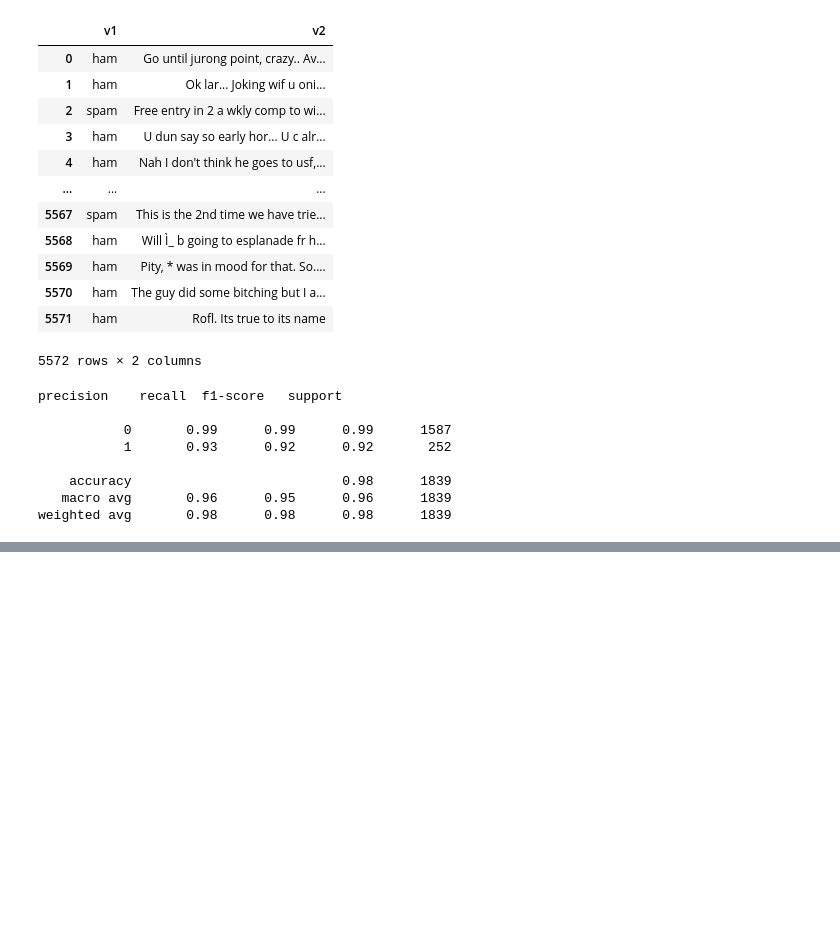
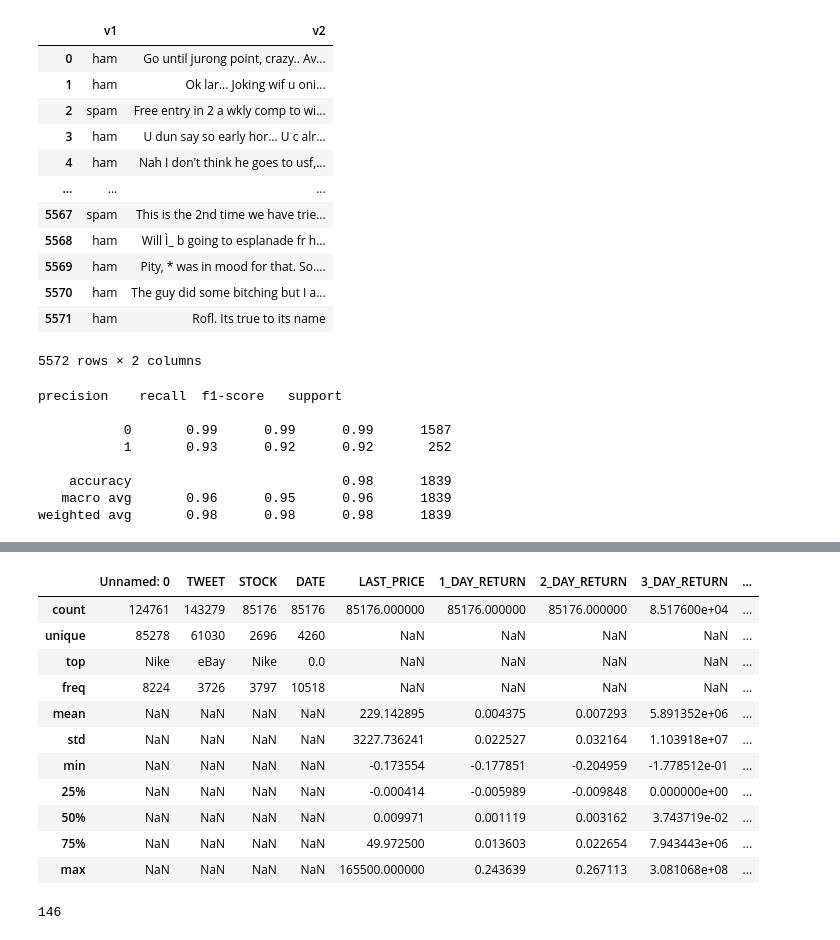
Before and after one commit to GeorgeFane/twitter-nlp, a Jupyter notebook: scraper.ipynb, the cells around one changed output, grey strips where cells are left out. Drawn from its saved outputs; the diff is of its cells as text; code cells hidden in the pictures; blank space fills up the shorter version.

```diff
--- a/scraper.ipynb
+++ b/scraper.ipynb
@@ -121,0 +192,15 @@ weighted avg       0.98      0.98      0.98      1839
+# %%
+cornell.describe(include='all')
+# %% [output]
+|  | Unnamed: 0 | TWEET | STOCK | DATE | LAST_PRICE | 1_DAY_RETURN | 2_DAY_RETURN | 3_DAY_RETURN | ... |
+| count | 124761 | 143279 | 85176 | 85176 | 85176.000000 | 85176.000000 | 85176.000000 | 8.517600e+04 | ... |
+| unique | 85278 | 61030 | 2696 | 4260 | NaN | NaN | NaN | NaN | ... |
+| top | Nike | eBay | Nike | 0.0 | NaN | NaN | NaN | NaN | ... |
+| freq | 8224 | 3726 | 3797 | 10518 | NaN | NaN | NaN | NaN | ... |
+| mean | NaN | NaN | NaN | NaN | 229.142895 | 0.004375 | 0.007293 | 5.891352e+06 | ... |
+| std | NaN | NaN | NaN | NaN | 3227.736241 | 0.022527 | 0.032164 | 1.103918e+07 | ... |
+| min | NaN | NaN | NaN | NaN | -0.173554 | -0.177851 | -0.204959 | -1.778512e-01 | ... |
+| 25% | NaN | NaN | NaN | NaN | -0.000414 | -0.005989 | -0.009848 | 0.000000e+00 | ... |
+| 50% | NaN | NaN | NaN | NaN | 0.009971 | 0.001119 | 0.003162 | 3.743719e-02 | ... |
+| 75% | NaN | NaN | NaN | NaN | 49.972500 | 0.013603 | 0.022654 | 7.943443e+06 | ... |
+| max | NaN | NaN | NaN | NaN | 165500.000000 | 0.243639 | 0.267113 | 3.081068e+08 | ... |
@@ -121,0 +218,6 @@ weighted avg       0.98      0.98      0.98      1839
+# %%
+with open('cornell.csv') as f:
+    lines = [1 for line in f]
+len(lines)
+# %% [output]
+146
```
Also changed, not shown: parts of 14 cells of this notebook, 4 other files.
